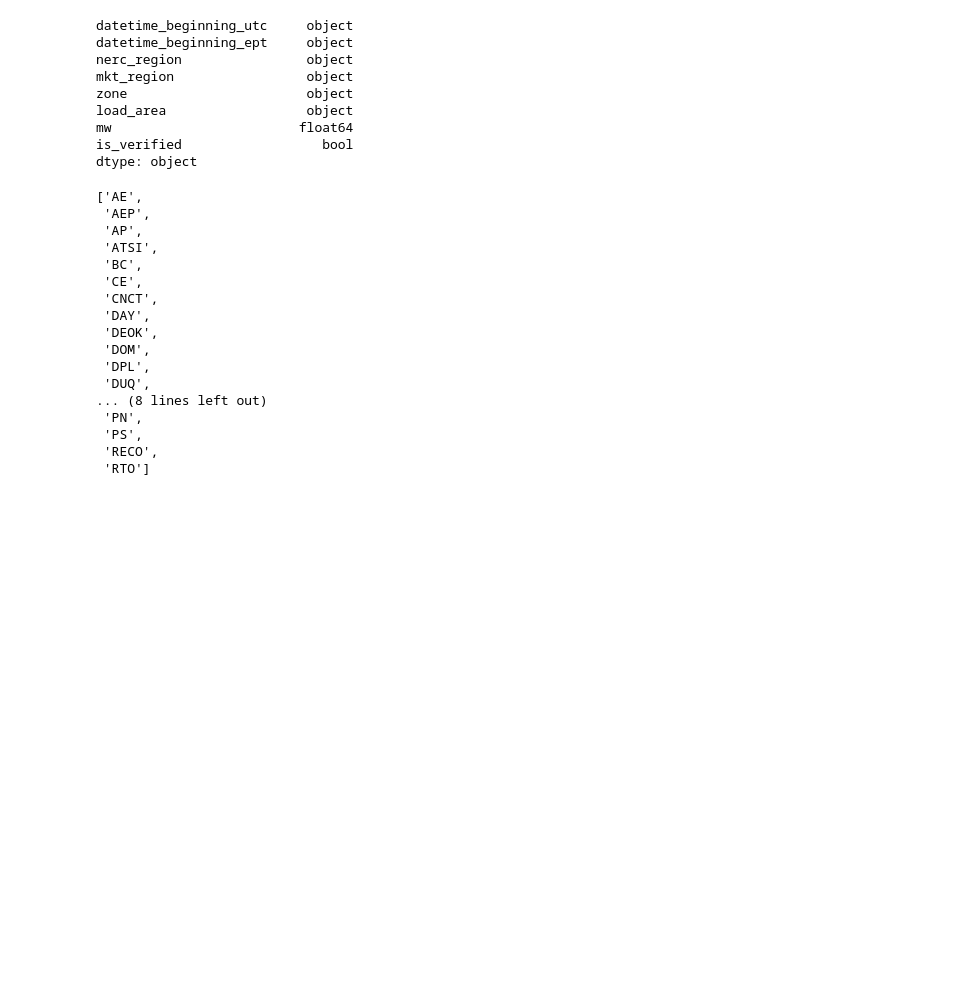
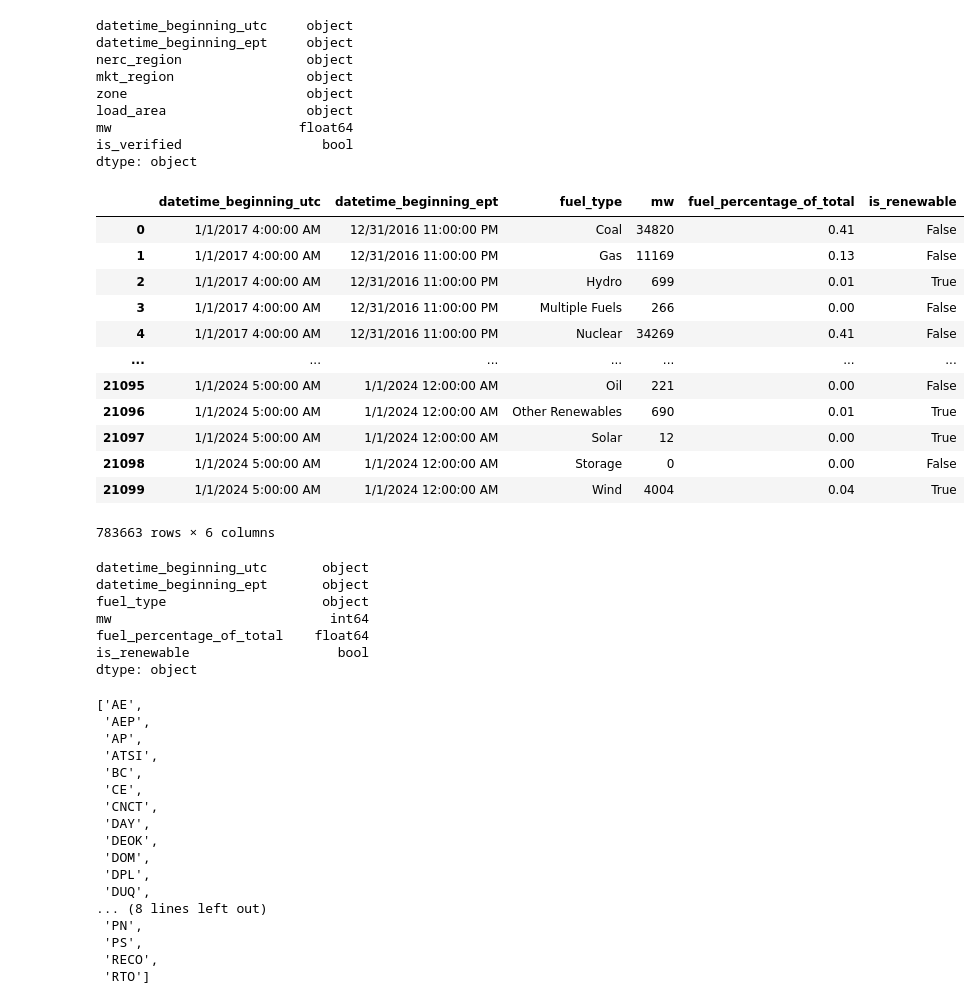
Before and after one commit to chill0121/Energy_Grid_Forecasting, a Jupyter notebook: Energy_Forecasting.ipynb, the cells around one changed output. Drawn from its saved outputs; the diff is of its cells as text; code cells hidden in the pictures; blank space fills up the shorter version.

```diff
--- a/Energy_Forecasting.ipynb
+++ b/Energy_Forecasting.ipynb
@@ -71,4 +75,28 @@ load_area                  object
 mw                        float64
 is_verified                  bool
 dtype: object
+# %%
+display(gen_df)
+display(gen_df.dtypes)
+# %% [output]
+|  | datetime_beginning_utc | datetime_beginning_ept | fuel_type | mw | fuel_percentage_of_total | is_renewable |
+| 0 | 1/1/2017 4:00:00 AM | 12/31/2016 11:00:00 PM | Coal | 34820 | 0.41 | False |
+| 1 | 1/1/2017 4:00:00 AM | 12/31/2016 11:00:00 PM | Gas | 11169 | 0.13 | False |
+| 2 | 1/1/2017 4:00:00 AM | 12/31/2016 11:00:00 PM | Hydro | 699 | 0.01 | True |
+| 3 | 1/1/2017 4:00:00 AM | 12/31/2016 11:00:00 PM | Multiple Fuels | 266 | 0.00 | False |
+| 4 | 1/1/2017 4:00:00 AM | 12/31/2016 11:00:00 PM | Nuclear | 34269 | 0.41 | False |
+| ... | ... | ... | ... | ... | ... | ... |
+| 21095 | 1/1/2024 5:00:00 AM | 1/1/2024 12:00:00 AM | Oil | 221 | 0.00 | False |
+| 21096 | 1/1/2024 5:00:00 AM | 1/1/2024 12:00:00 AM | Other Renewables | 690 | 0.01 | True |
+| 21097 | 1/1/2024 5:00:00 AM | 1/1/2024 12:00:00 AM | Solar | 12 | 0.00 | True |
+| 21098 | 1/1/2024 5:00:00 AM | 1/1/2024 12:00:00 AM | Storage | 0 | 0.00 | False |
+| 21099 | 1/1/2024 5:00:00 AM | 1/1/2024 12:00:00 AM | Wind | 4004 | 0.04 | True |
+783663 rows × 6 columns
+datetime_beginning_utc       object
+datetime_beginning_ept       object
+fuel_type                    object
+mw                            int64
+fuel_percentage_of_total    float64
+is_renewable                   bool
+dtype: object
 # %%
```
Also changed, not shown: parts of 6 cells of this notebook, 1 other file.
